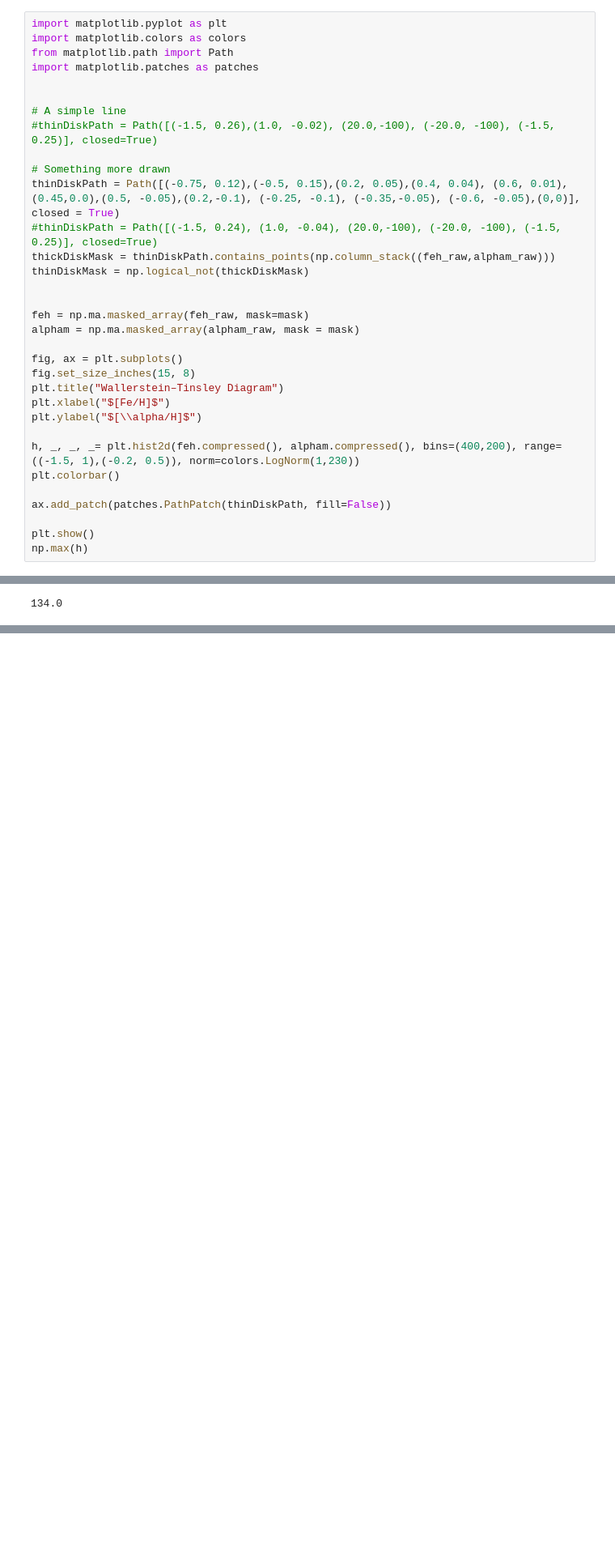
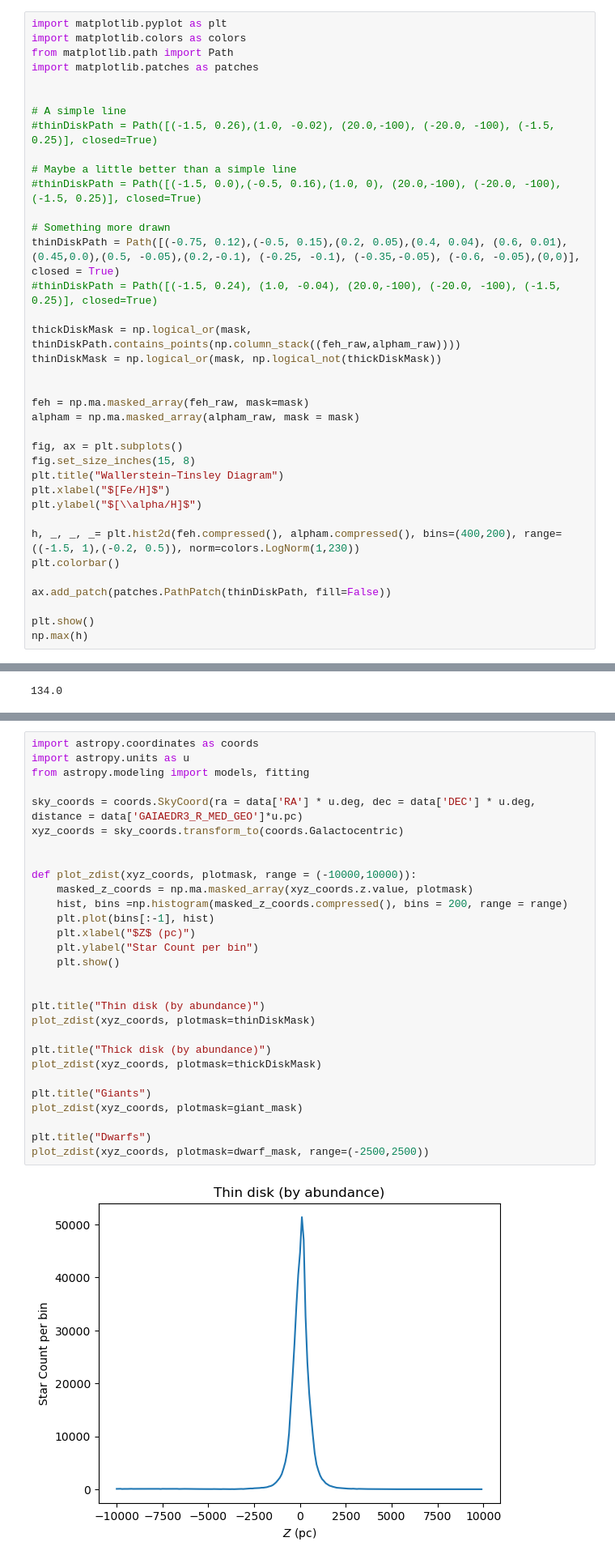
Before and after one commit to mtauraso/astro511, a Jupyter notebook: Homework3.ipynb, the cells around one changed output, grey strips where cells are left out. Shown at 81% size. Saved outputs shown, nothing was run; the diff lists cells and outputs as text; blank space fills up the shorter version.

```diff
--- a/Homework3.ipynb
+++ b/Homework3.ipynb
@@ -34,11 +42,15 @@ import matplotlib.patches as patches
 # A simple line
 #thinDiskPath = Path([(-1.5, 0.26),(1.0, -0.02), (20.0,-100), (-20.0, -100), (-1.5, 0.25)], closed=True)
 
+# Maybe a little better than a simple line
+#thinDiskPath = Path([(-1.5, 0.0),(-0.5, 0.16),(1.0, 0), (20.0,-100), (-20.0, -100), (-1.5, 0.25)], closed=True)
+
 # Something more drawn
 thinDiskPath = Path([(-0.75, 0.12),(-0.5, 0.15),(0.2, 0.05),(0.4, 0.04), (0.6, 0.01),(0.45,0.0),(0.5, -0.05),(0.2,-0.1), (-0.25, -0.1), (-0.35,-0.05), (-0.6, -0.05),(0,0)], closed = True)
 #thinDiskPath = Path([(-1.5, 0.24), (1.0, -0.04), (20.0,-100), (-20.0, -100), (-1.5, 0.25)], closed=True)
-thickDiskMask = thinDiskPath.contains_points(np.column_stack((feh_raw,alpham_raw)))
-thinDiskMask = np.logical_not(thickDiskMask)
+
+thickDiskMask = np.logical_or(mask, thinDiskPath.contains_points(np.column_stack((feh_raw,alpham_raw))))
+thinDiskMask = np.logical_or(mask, np.logical_not(thickDiskMask))
 
 
 feh = np.ma.masked_array(feh_raw, mask=mask)
@@ -116,0 +130,31 @@ np.max(h)
+# %%
+import astropy.coordinates as coords
+import astropy.units as u
+from astropy.modeling import models, fitting
+
+sky_coords = coords.SkyCoord(ra = data['RA'] * u.deg, dec = data['DEC'] * u.deg, distance = data['GAIAEDR3_R_MED_GEO']*u.pc)
+xyz_coords = sky_coords.transform_to(coords.Galactocentric)
+
+
+def plot_zdist(xyz_coords, plotmask, range = (-10000,10000)):
+    masked_z_coords = np.ma.masked_array(xyz_coords.z.value, plotmask)
+    hist, bins =np.histogram(masked_z_coords.compressed(), bins = 200, range = range)
+    plt.plot(bins[:-1], hist)
+    plt.xlabel("$Z$ (pc)")
+    plt.ylabel("Star Count per bin")
+    plt.show()
+
+
+plt.title("Thin disk (by abundance)")
+plot_zdist(xyz_coords, plotmask=thinDiskMask)
+
+plt.title("Thick disk (by abundance)")
+plot_zdist(xyz_coords, plotmask=thickDiskMask)
+
+plt.title("Giants")
+plot_zdist(xyz_coords, plotmask=giant_mask)
+
+plt.title("Dwarfs")
+plot_zdist(xyz_coords, plotmask=dwarf_mask, range=(-2500,2500))
+# %% [output]
+[figure, added]
```
Also changed, not shown: parts of 11 cells of this notebook, 1 other file.
